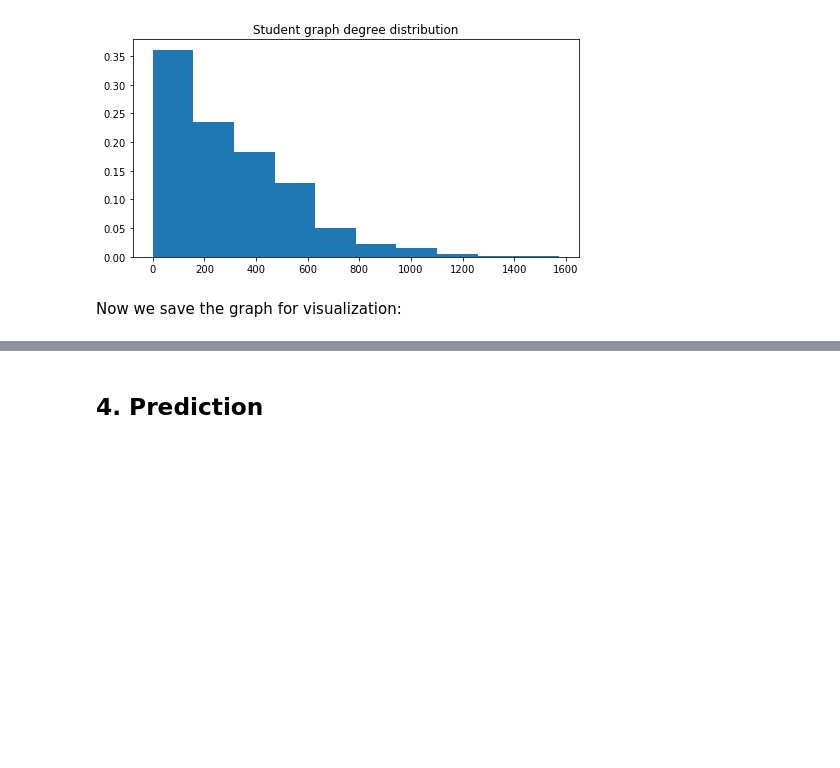
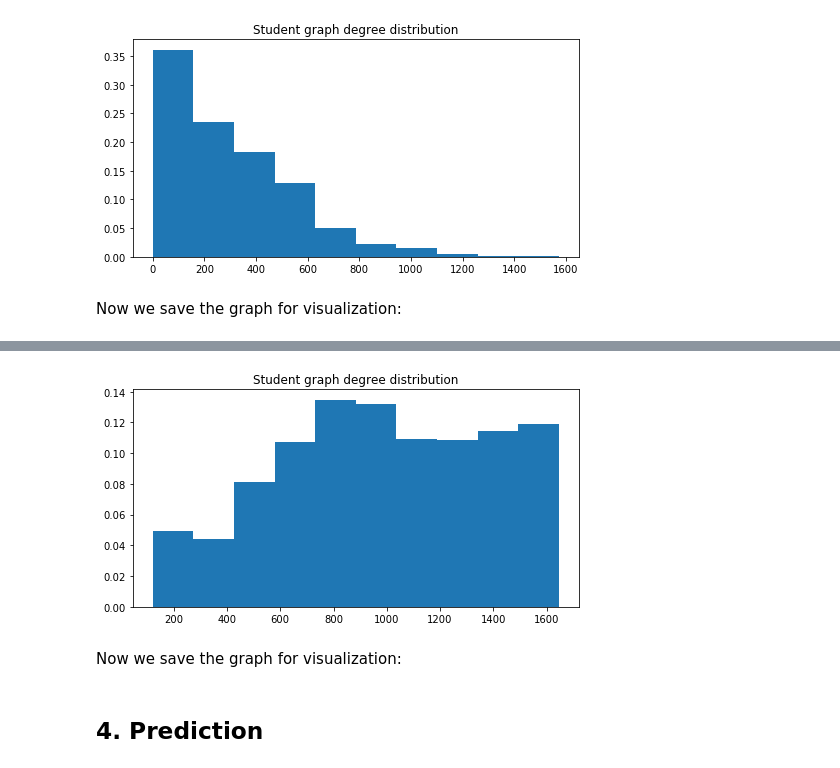
Before and after one commit to jm-x-1/NTDS_2019_PROJECT_TEAM_1, a Jupyter notebook: Source/team_1_main.ipynb, the cells around one changed output, grey strips where cells are left out. Saved outputs shown, nothing was run; the diff lists cells and outputs as text; code cells hidden in the pictures; blank space fills up the shorter version.

```diff
--- a/Source/team_1_main.ipynb
+++ b/Source/team_1_main.ipynb
@@ -653,0 +719,12 @@ nx.write_gexf(G_student, "gephi/student_student_graph.gexf")
+# %%
+degrees = np.count_nonzero(A_students_e, axis = 0)
+
+deg_hist_normalization = np.ones(degrees.shape[0]) / degrees.shape[0]
+
+plt.figure(1, figsize=(8, 4))
+plt.title('Student graph degree distribution')
+plt.hist(degrees, weights=deg_hist_normalization);
+# %% [output]
+[figure, added]
+# %% [markdown]
+Now we save the graph for visualization:
```
Also changed, not shown: parts of 32 cells of this notebook, 1 other file.
